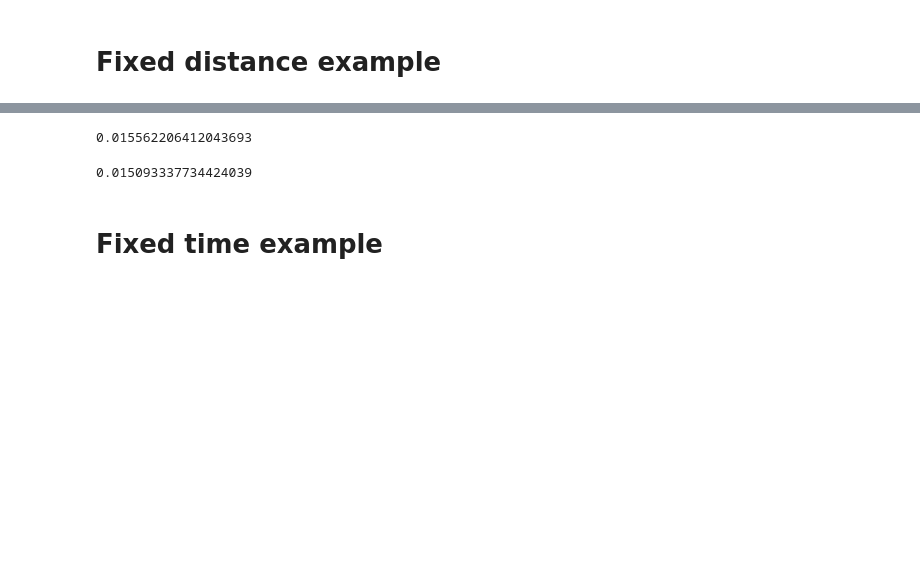
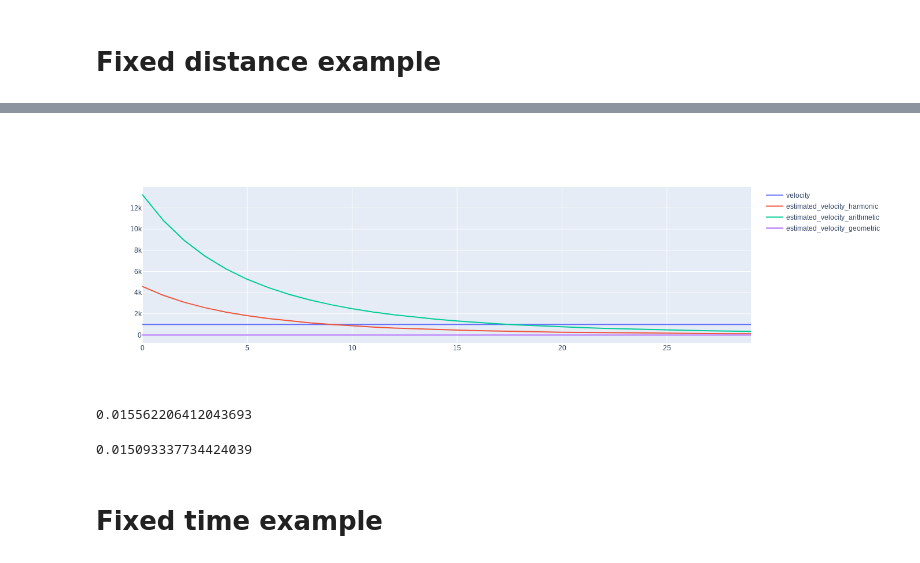
Before and after one commit to wolfenfeld/ML-Tutorials, a Jupyter notebook: notebooks/Untitled1.ipynb, the cells around one changed output, grey strips where cells are left out. Drawn from its saved outputs; the diff is of its cells as text; code cells hidden in the pictures; blank space fills up the shorter version.

```diff
--- a/notebooks/Untitled1.ipynb
+++ b/notebooks/Untitled1.ipynb
@@ -37,3 +101,11 @@ iplot(go.Figure(data=[go.Scatter(x=list(range(n)),y=v_i,name='velocity'),
+# %%
+iplot(go.Figure(data=[go.Scatter(x=list(range(n)),y=np.repeat(x_i,n),name='velocity'),
+                      go.Scatter(x=list(range(n)),y=x_predicted_harmonic,name='estimated_velocity_harmonic'),
+                      go.Scatter(x=list(range(n)),y=x_predicted_arithmetic,name='estimated_velocity_arithmetic'),
+                      go.Scatter(x=list(range(n)),y=x_predicted_geometric,name='estimated_velocity_geometric')
+                     ]))
+# %% [output]
+[figure, added]
 # %%
 rms(v_i - harmonic_mean_v)
 # %% [output]
```
Also changed, not shown: parts of 11 cells of this notebook.
